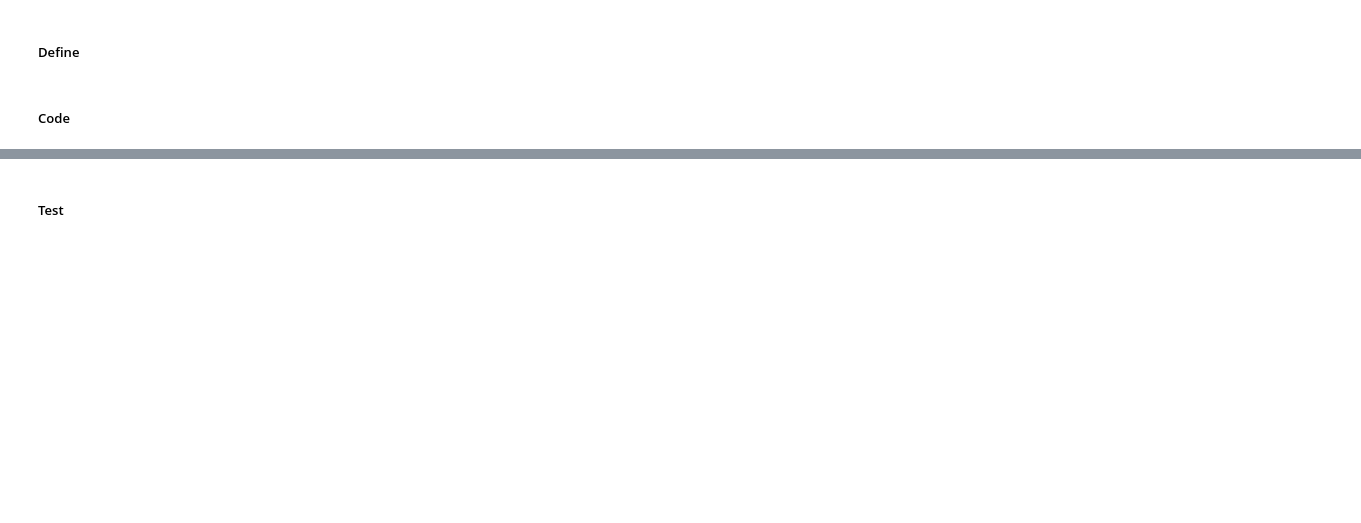
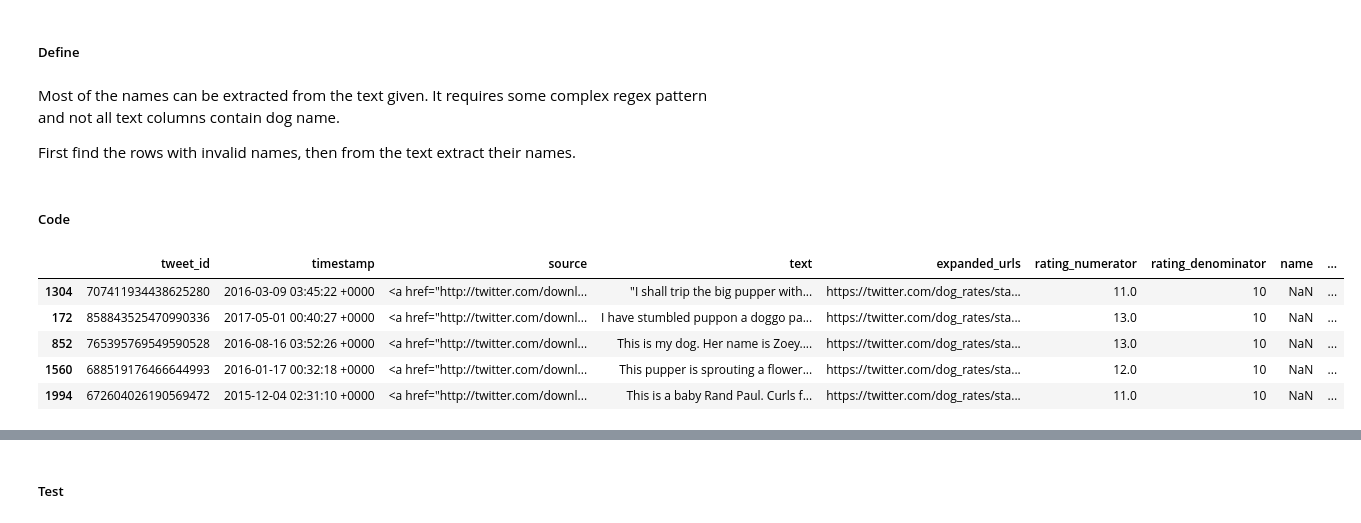
Before and after one commit to SidraEffendi/data-wrangling, a Jupyter notebook: wrangle_act.ipynb, the cells around one changed output, grey strips where cells are left out. Saved outputs shown, nothing was run; the diff lists cells and outputs as text; code cells hidden in the pictures; blank space fills up the shorter version.

```diff
--- a/wrangle_act.ipynb
+++ b/wrangle_act.ipynb
@@ -455,0 +489,34 @@ the value of denominator should ideally be 10 but it is not in all observstions
+# %%
+t_archive_clean.loc[t_archive_clean.tweet_id == '820690176645140481', 'rating_numerator'] = 84/7
+
+t_archive_clean.loc[t_archive_clean.tweet_id == '810984652412424192', 'rating_numerator'] = np.nan
+
+t_archive_clean.loc[t_archive_clean.tweet_id == '758467244762497024', 'rating_numerator'] = 165/15
+
+t_archive_clean.loc[t_archive_clean.tweet_id == '740373189193256964', 'rating_numerator'] = 14
+
+t_archive_clean.loc[t_archive_clean.tweet_id == '731156023742988288', 'rating_numerator'] = 204/17
+
+t_archive_clean.loc[t_archive_clean.tweet_id == '722974582966214656', 'rating_numerator'] = 13
+
+t_archive_clean.loc[t_archive_clean.tweet_id == '716439118184652801', 'rating_numerator'] = 11
+
+t_archive_clean.loc[t_archive_clean.tweet_id == '713900603437621249', 'rating_numerator'] = 99/9
+
+t_archive_clean.loc[t_archive_clean.tweet_id == '710658690886586372', 'rating_numerator'] = 80/8
+
+t_archive_clean.loc[t_archive_clean.tweet_id == '709198395643068416', 'rating_numerator'] = 45/5
+
+t_archive_clean.loc[t_archive_clean.tweet_id == '704054845121142784', 'rating_numerator'] = 60/5
+
+t_archive_clean.loc[t_archive_clean.tweet_id == '697463031882764288', 'rating_numerator'] = 44/4
+
+t_archive_clean.loc[t_archive_clean.tweet_id == '684222868335505415', 'rating_numerator'] = 121/11
+
+t_archive_clean.loc[t_archive_clean.tweet_id == '682962037429899265', 'rating_numerator'] = 10
+
+t_archive_clean.loc[t_archive_clean.tweet_id == '677716515794329600', 'rating_numerator'] = 144/12
+
+t_archive_clean.loc[t_archive_clean.tweet_id == '675853064436391936', 'rating_numerator'] = 88/8
+
+t_archive_clean.loc[t_archive_clean.tweet_id == '666287406224695296', 'rating_numerator'] = 9
@@ -456,2 +526,5 @@ the value of denominator should ideally be 10 but it is not in all observstions
+# %%
+#setting all denominators as 10
+t_archive_clean.rating_denominator = 10
 # %% [markdown]
 ##### Test
@@ -459,5 +538,22 @@ the value of denominator should ideally be 10 but it is not in all observstions
 #### Invalid entries in name column ('a','the',etc.). in the `twitter_archive_df` table
 # %% [markdown]
 ##### Define
+# %% [markdown]
+Most of the names can be extracted from the text given. It requires some complex regex pattern and not all text columns contain dog name.
+
+First find the rows with invalid names, then from the text extract their names.
 # %% [markdown]
 ##### Code
+# %%
+mask = t_archive_clean.name.str.islower().fillna(False)
+column_name = 'name'
+t_archive_clean.loc[mask, column_name] = np.nan
+# %%
+t_archive_clean[t_archive_clean.name.isna()].sample(5)
+# %% [output]
+|  | tweet_id | timestamp | source | text | expanded_urls | rating_numerator | rating_denominator | name | ... |
+| 1304 | 707411934438625280 | 2016-03-09 03:45:22 +0000 | <a href="http://twitter.com/downl... | "I shall trip the big pupper with... | https://twitter.com/dog_rates/sta... | 11.0 | 10 | NaN | ... |
+| 172 | 858843525470990336 | 2017-05-01 00:40:27 +0000 | <a href="http://twitter.com/downl... | I have stumbled puppon a doggo pa... | https://twitter.com/dog_rates/sta... | 13.0 | 10 | NaN | ... |
+| 852 | 765395769549590528 | 2016-08-16 03:52:26 +0000 | <a href="http://twitter.com/downl... | This is my dog. Her name is Zoey.... | https://twitter.com/dog_rates/sta... | 13.0 | 10 | NaN | ... |
+| 1560 | 688519176466644993 | 2016-01-17 00:32:18 +0000 | <a href="http://twitter.com/downl... | This pupper is sprouting a flower... | https://twitter.com/dog_rates/sta... | 12.0 | 10 | NaN | ... |
+| 1994 | 672604026190569472 | 2015-12-04 02:31:10 +0000 | <a href="http://twitter.com/downl... | This is a baby Rand Paul. Curls f... | https://twitter.com/dog_rates/sta... | 11.0 | 10 | NaN | ... |
```
Also changed, not shown: parts of 18 cells of this notebook.
